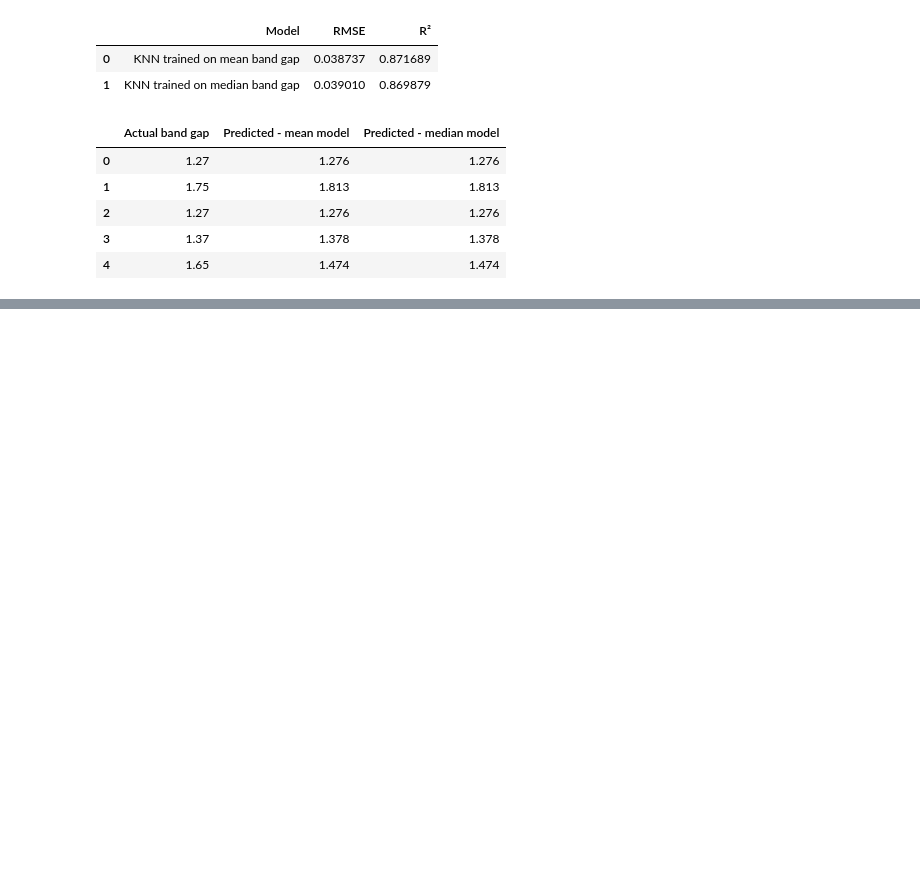
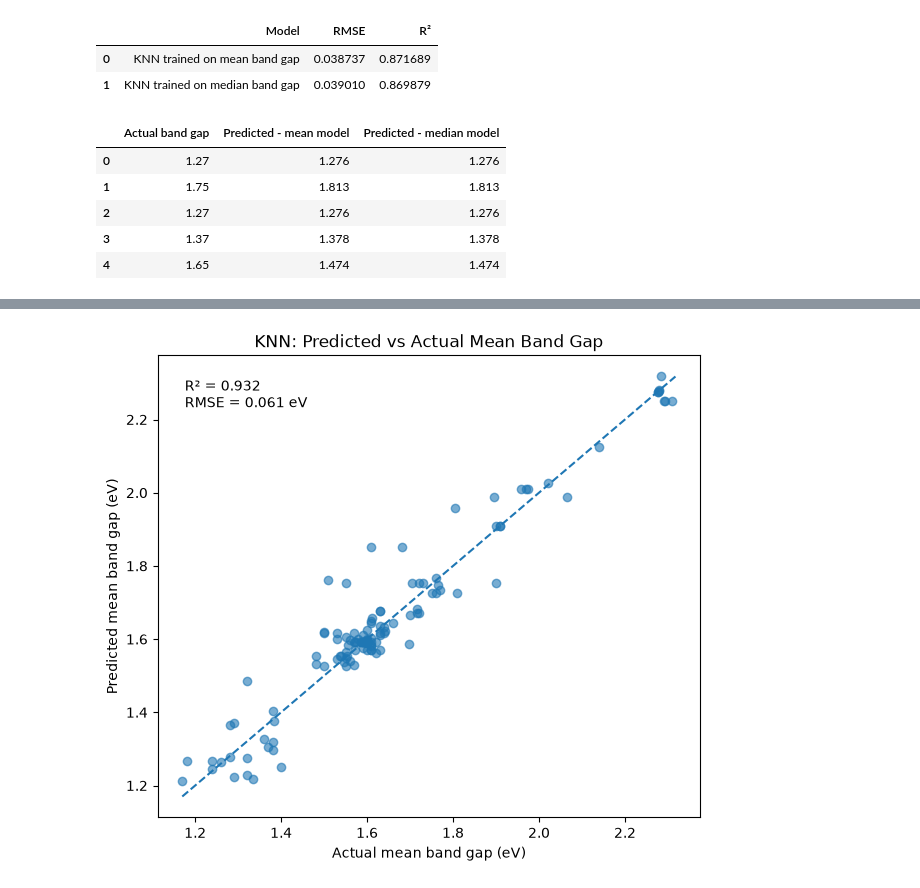
Before and after one commit to drcgreenland/PerovskiteMLproject_2627, a Jupyter notebook: KNN_model_test_on_120000.ipynb, the cells around one changed output, grey strips where cells are left out. Saved outputs shown, nothing was run; the diff lists cells and outputs as text; code cells hidden in the pictures; blank space fills up the shorter version.

Commit message:
KNN bandgap 1.2
Added:
train test 12000 dataset
plots actual vs predicted bandgap for 600 dataset

Already did train test 600 and train 600 test 12000

```diff
--- a/KNN_model_test_on_120000.ipynb
+++ b/KNN_model_test_on_120000.ipynb
@@ -617,0 +670,56 @@ Entries used for external testing: 12708
+# %%
+#plots
+
+
+
+# Create a new figure
+plt.figure(figsize=(7, 6))
+
+# Plot actual mean band gap against KNN prediction
+plt.scatter(
+    ytest_mean,
+    knn_pred1,
+    alpha=0.6
+)
+
+# Find the minimum value across actual and predicted values
+minimum = min(
+    ytest_mean.min(),
+    knn_pred1.min()
+)
+
+# Find the maximum value across actual and predicted values
+maximum = max(
+    ytest_mean.max(),
+    knn_pred1.max()
+)
+
+# Plot the perfect-prediction line
+plt.plot(
+    [minimum, maximum],
+    [minimum, maximum],
+    linestyle="--"
+)
+
+# Label the axes
+plt.xlabel("Actual mean band gap (eV)")
+plt.ylabel("Predicted mean band gap (eV)")
+
+# Add the graph title
+plt.title(
+    "KNN: Predicted vs Actual Mean Band Gap"
+)
+
+# Display R² and RMSE
+plt.text(
+    0.05,
+    0.95,
+    f"R² = {knn_r2_1:.3f}\nRMSE = {knn_rmse1:.3f} eV",
+    transform=plt.gca().transAxes,
+    verticalalignment="top"
+)
+
+# Display the graph
+plt.show()
+# %% [output]
+[figure, added]
```
Also changed, not shown: parts of 3 cells of this notebook.
